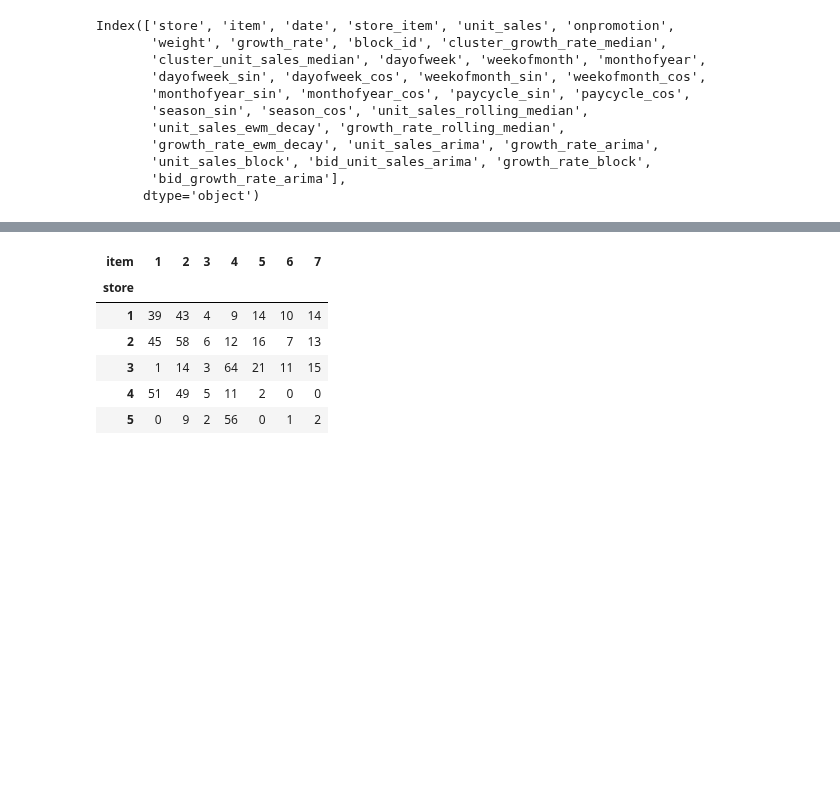
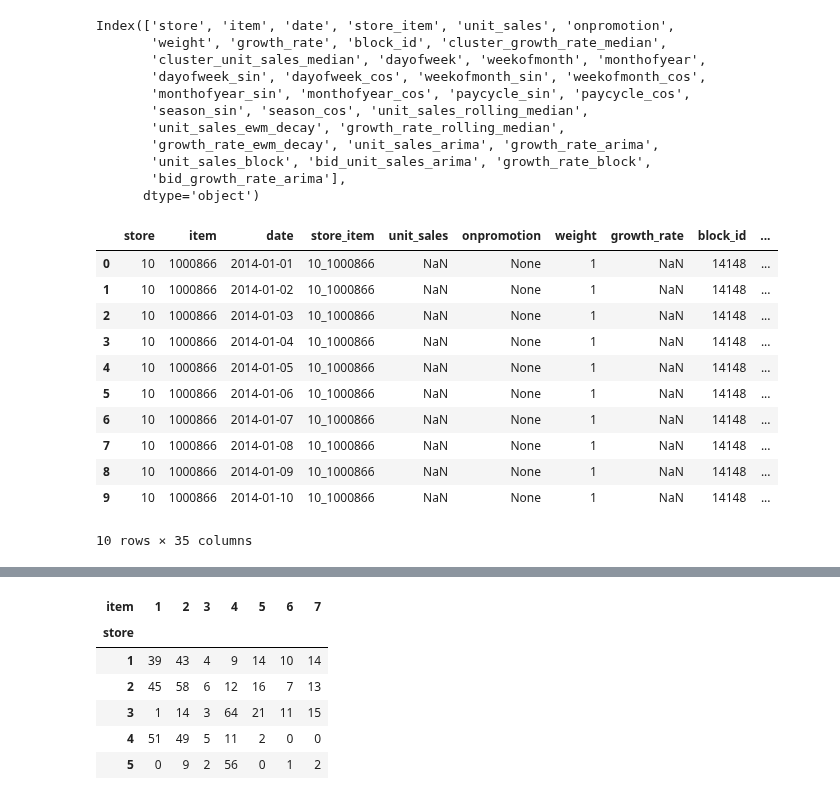
Before and after one commit to ygrepo/kaggle_favorita_grocery_sales_forecasting, a Jupyter notebook: notebook/analysis.ipynb, the cells around one changed output, grey strips where cells are left out. Saved outputs shown, nothing was run; the diff lists cells and outputs as text; code cells hidden in the pictures; blank space fills up the shorter version.

```diff
--- a/notebook/analysis.ipynb
+++ b/notebook/analysis.ipynb
@@ -326,4 +326,20 @@ Index(['store', 'item', 'date', 'store_item', 'unit_sales', 'onpromotion',
        'bid_growth_rate_arima'],
       dtype='object')
 # %%
-df['y'] = df['growth_rate'].shift(-1)
+data_path = Path("../output/data/2014_January_top_53_store_2000_item_growth_rate_clustered_medians_cyc_X_y_features.parquet")
+df = pd.read_parquet(data_path)
+# %%
+df.head(10)
+# %% [output]
+|  | store | item | date | store_item | unit_sales | onpromotion | weight | growth_rate | block_id | ... |
+| 0 | 10 | 1000866 | 2014-01-01 | 10_1000866 | NaN | None | 1 | NaN | 14148 | ... |
+| 1 | 10 | 1000866 | 2014-01-02 | 10_1000866 | NaN | None | 1 | NaN | 14148 | ... |
+| 2 | 10 | 1000866 | 2014-01-03 | 10_1000866 | NaN | None | 1 | NaN | 14148 | ... |
+| 3 | 10 | 1000866 | 2014-01-04 | 10_1000866 | NaN | None | 1 | NaN | 14148 | ... |
+| 4 | 10 | 1000866 | 2014-01-05 | 10_1000866 | NaN | None | 1 | NaN | 14148 | ... |
+| 5 | 10 | 1000866 | 2014-01-06 | 10_1000866 | NaN | None | 1 | NaN | 14148 | ... |
+| 6 | 10 | 1000866 | 2014-01-07 | 10_1000866 | NaN | None | 1 | NaN | 14148 | ... |
+| 7 | 10 | 1000866 | 2014-01-08 | 10_1000866 | NaN | None | 1 | NaN | 14148 | ... |
+| 8 | 10 | 1000866 | 2014-01-09 | 10_1000866 | NaN | None | 1 | NaN | 14148 | ... |
+| 9 | 10 | 1000866 | 2014-01-10 | 10_1000866 | NaN | None | 1 | NaN | 14148 | ... |
+10 rows × 35 columns
```
Also changed, not shown: parts of 9 cells of this notebook, 4 other files.
